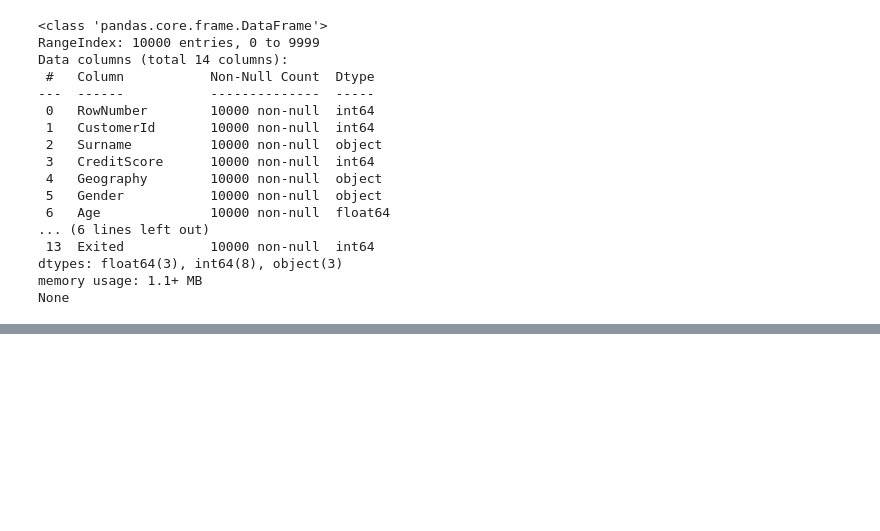
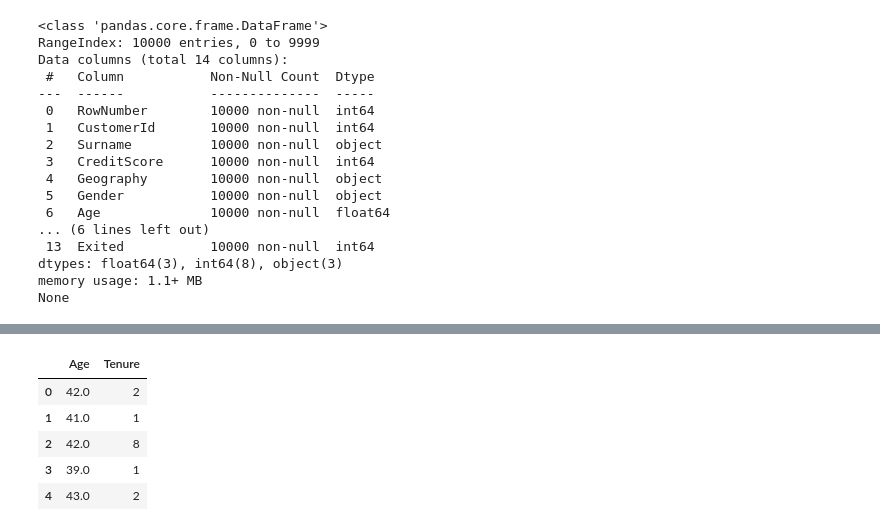
Before and after one commit to sbborusu/530pm_Agentic_Ai_Batch_7thApril, a Jupyter notebook: EDA_5Hours.ipynb, the cells around one changed output, grey strips where cells are left out. Cells and saved outputs as stored; diff of their text form; code cells hidden in the pictures; blank space fills up the shorter version.

```diff
--- a/EDA_5Hours.ipynb
+++ b/EDA_5Hours.ipynb
@@ -164,0 +236,10 @@ None
+# %%
+new_df = pd.DataFrame(df, columns=['Age', 'Tenure'])
+new_df.head(5)
+# %% [output]
+|  | Age | Tenure |
+| 0 | 42.0 | 2 |
+| 1 | 41.0 | 1 |
+| 2 | 42.0 | 8 |
+| 3 | 39.0 | 1 |
+| 4 | 43.0 | 2 |
```
Also changed, not shown: parts of 12 cells of this notebook.
